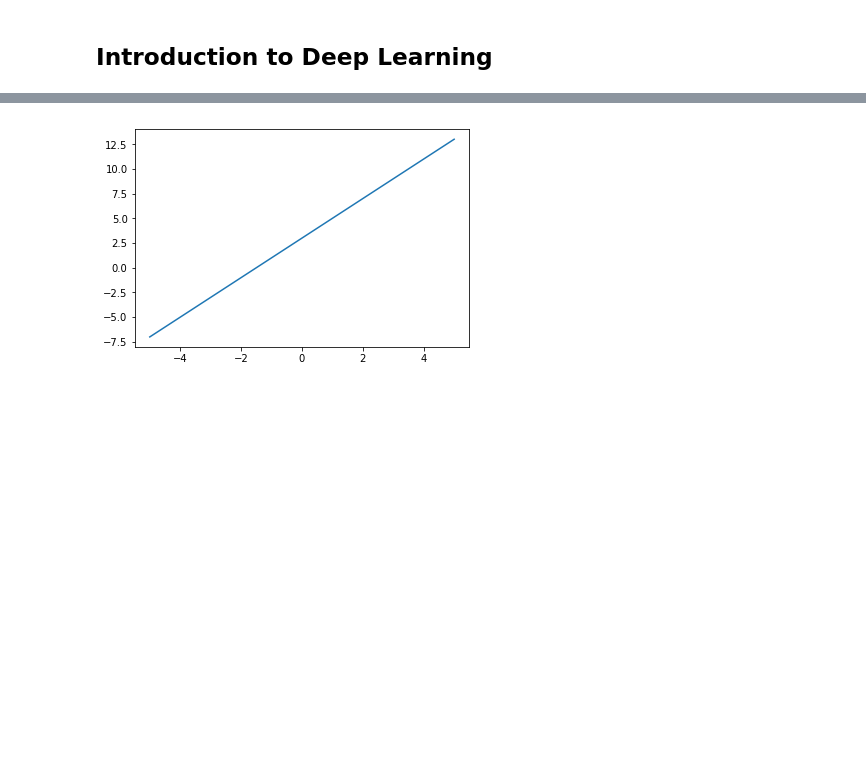
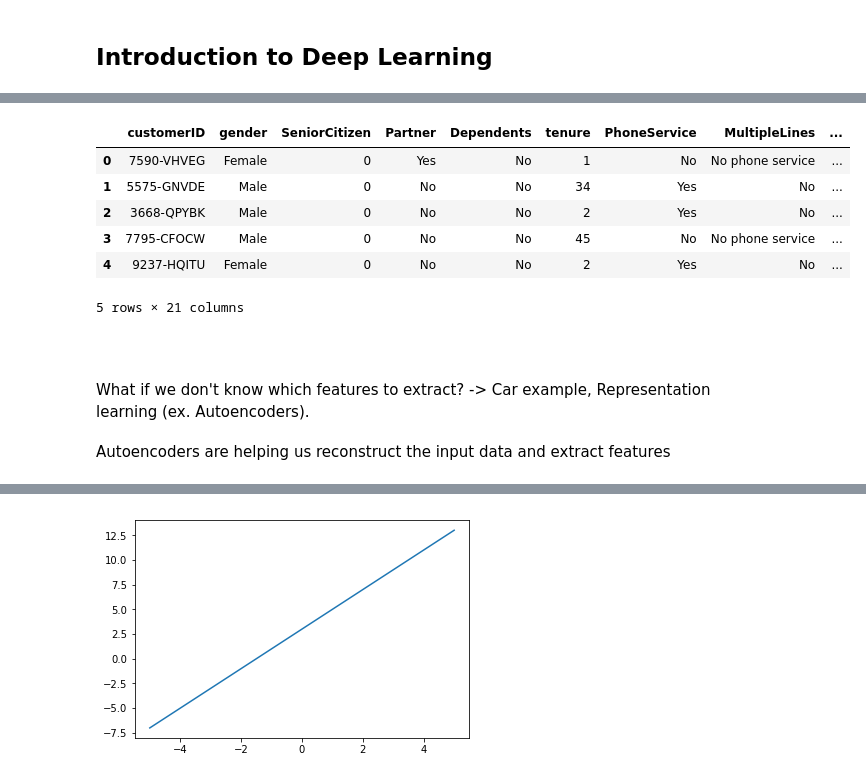
Before and after one commit to umitmertcakmak/dl_workshop, a Jupyter notebook: Intro_to_DL.ipynb, the cells around one changed output, grey strips where cells are left out. Saved outputs shown, nothing was run; the diff lists cells and outputs as text; code cells hidden in the pictures; blank space fills up the shorter version.

Commit message:
assets & data + addition to nb

```diff
--- a/Intro_to_DL.ipynb
+++ b/Intro_to_DL.ipynb
@@ -2,0 +16,18 @@
+# %%
+import pandas as pd
+df = pd.read_csv('data/churn_data.csv')
+df.head()
+# %% [output]
+|  | customerID | gender | SeniorCitizen | Partner | Dependents | tenure | PhoneService | MultipleLines | ... |
+| 0 | 7590-VHVEG | Female | 0 | Yes | No | 1 | No | No phone service | ... |
+| 1 | 5575-GNVDE | Male | 0 | No | No | 34 | Yes | No | ... |
+| 2 | 3668-QPYBK | Male | 0 | No | No | 2 | Yes | No | ... |
+| 3 | 7795-CFOCW | Male | 0 | No | No | 45 | No | No phone service | ... |
+| 4 | 9237-HQITU | Female | 0 | No | No | 2 | Yes | No | ... |
+5 rows × 21 columns
+# %% [markdown]
+<br>
+<br>
+What if we don't know which features to extract? -> Car example, Representation learning (ex. Autoencoders).
+# %% [markdown]
+Autoencoders are helping us reconstruct the input data and extract features
```
Also changed, not shown: parts of 32 cells of this notebook, 6 other files.
